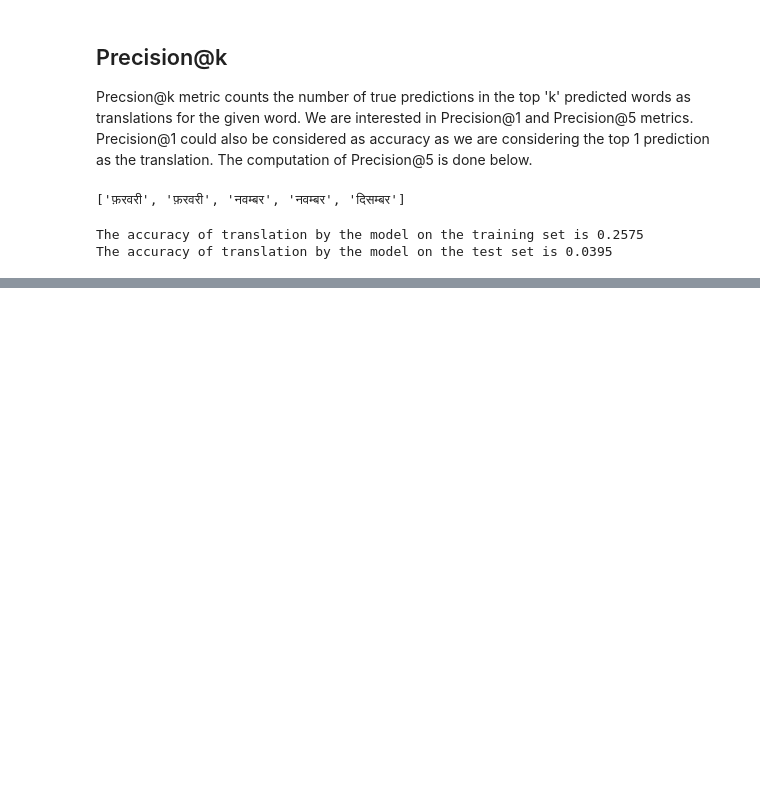
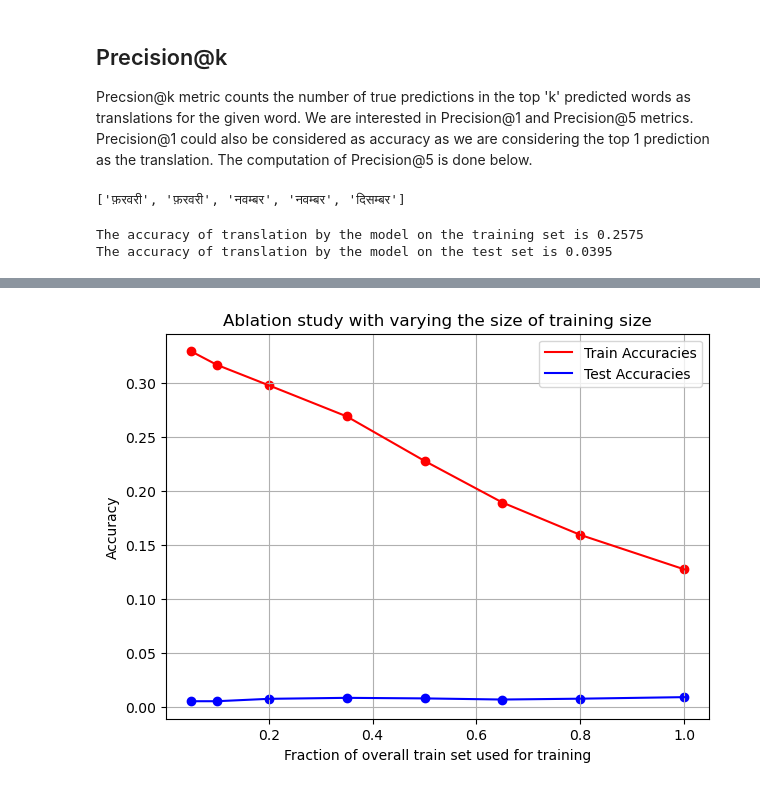
Before and after one commit to zhuatii/CrossLingualWordEmbeddingAlignment, a Jupyter notebook: Main.ipynb, the cells around one changed output, grey strips where cells are left out. Cells and saved outputs as stored; diff of their text form; code cells hidden in the pictures; blank space fills up the shorter version.

```diff
--- a/Main.ipynb
+++ b/Main.ipynb
@@ -281,0 +333,23 @@ The accuracy of translation by the model on the test set is 0.0395
+# %%
+### Function encompassing all the required tasks to implement cross-lingual translation
+
+def CrossLangTranslate(train_df, test_df):
+
+    english_vectors = [english_embed.get_word_vector(word) for word in train_df[0]]
+    hindi_vectors = [hindi_embed.get_word_vector(word) for word in train_df[1]]
+    W, A = orthogonal_procrustes(english_vectors, hindi_vectors)
+
+    trainAcc = calAccuracy(train_df, W)
+    testAcc = calAccuracy(test_df, W)
+
+    return (trainAcc, testAcc)
+# %%
+### The percentage of datasets to be compared are 5, 10, 20, 35, 50, 65, 80, 100
+
+n = len(train_df)
+sizes = [int(n*0.05), int(n*0.1), int(n*0.2), int(n*0.35), int(n*0.5), int(n*0.65), int(n*0.80), int(n)]
+# %%
+accuracies = []
+
+for s in sizes:
+    accuracies.append(CrossLangTranslate(train_df.loc[:s], test_df))
@@ -281,0 +360,6 @@ The accuracy of translation by the model on the test set is 0.0395
+# %%
+train_accuracies = [acc[0] for acc in accuracies]
+test_accuracies = [acc[1] for acc in accuracies]
+
+for ele in accuracies:
+    print(ele)
@@ -281,0 +375,16 @@ The accuracy of translation by the model on the test set is 0.0395
+# %%
+x = [0.05, 0.1, 0.2, 0.35, 0.5, 0.65, 0.8, 1]
+
+plt.figure(figsize = (7, 5))
+plt.title('Ablation study with varying the size of training size')
+plt.grid()
+plt.scatter(x, train_accuracies, c = 'r')
+plt.plot(x, train_accuracies, c = 'r', label = 'Train Accuracies')
+plt.scatter(x, test_accuracies, c = 'b')
+plt.plot(x, test_accuracies, c = 'b', label = 'Test Accuracies')
+plt.xlabel('Fraction of overall train set used for training')
+plt.ylabel('Accuracy')
+plt.legend()
+plt.show()
+# %% [output]
+[figure, added]
```
Also changed, not shown: parts of 30 cells of this notebook, 4 other files.
